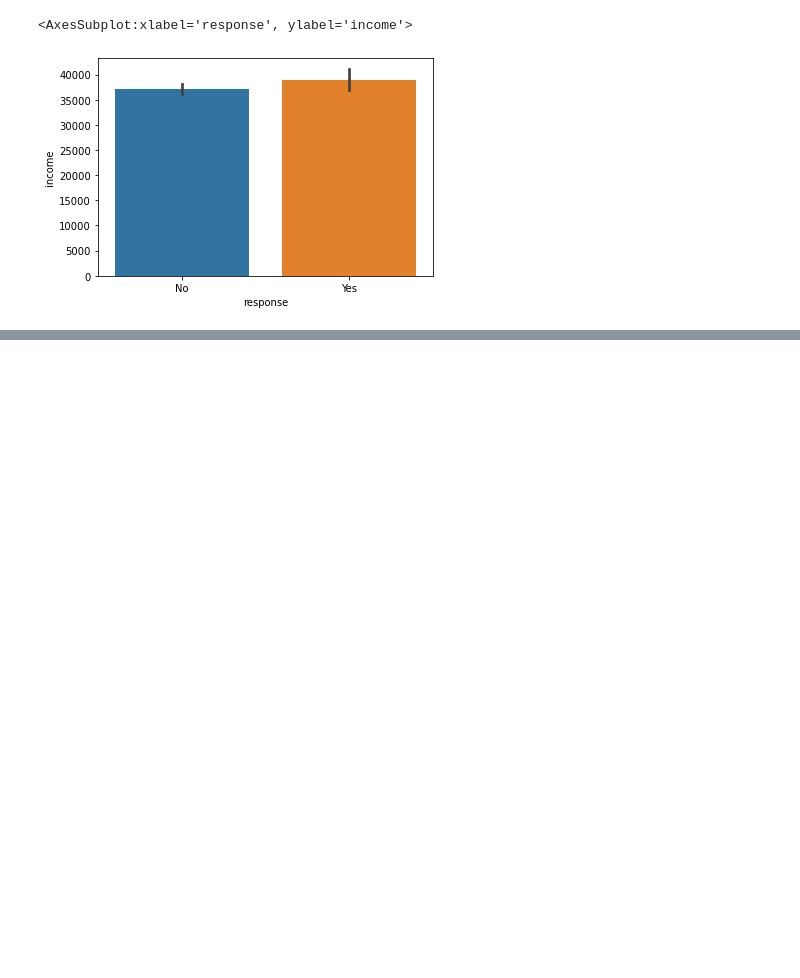
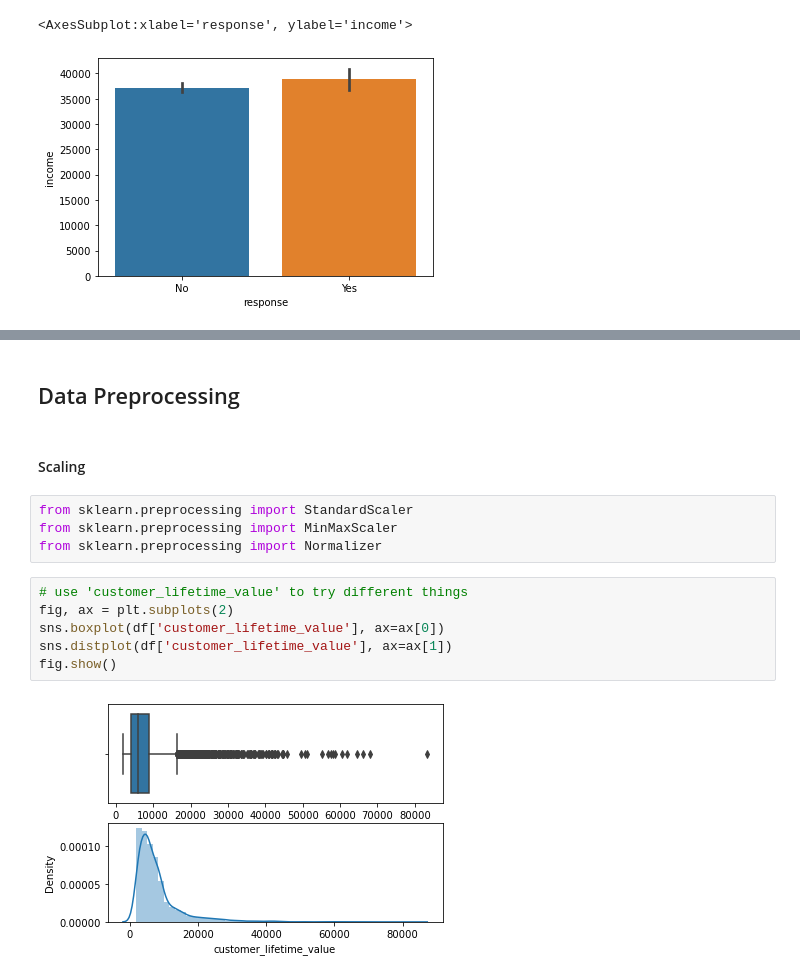
Before and after one commit to nataschaberg/lab-customer-analysis, a Jupyter notebook: exercises/data_cleaning_round_2.ipynb, the cells around one changed output, grey strips where cells are left out. Saved outputs shown, nothing was run; the diff lists cells and outputs as text; blank space fills up the shorter version.

Commit message:
add lab 5 feature scaling

```diff
--- a/exercises/data_cleaning_round_2.ipynb
+++ b/exercises/data_cleaning_round_2.ipynb
@@ -348,0 +349,16 @@ plt.show()
+# %% [markdown]
+## Data Preprocessing
+# %% [markdown]
+#### Scaling
+# %%
+from sklearn.preprocessing import StandardScaler
+from sklearn.preprocessing import MinMaxScaler
+from sklearn.preprocessing import Normalizer
+# %%
+# use 'customer_lifetime_value' to try different things
+fig, ax = plt.subplots(2)
+sns.boxplot(df['customer_lifetime_value'], ax=ax[0])
+sns.distplot(df['customer_lifetime_value'], ax=ax[1])
+fig.show()
+# %% [output]
+[figure, added]
```
Also changed, not shown: parts of 32 cells of this notebook.
